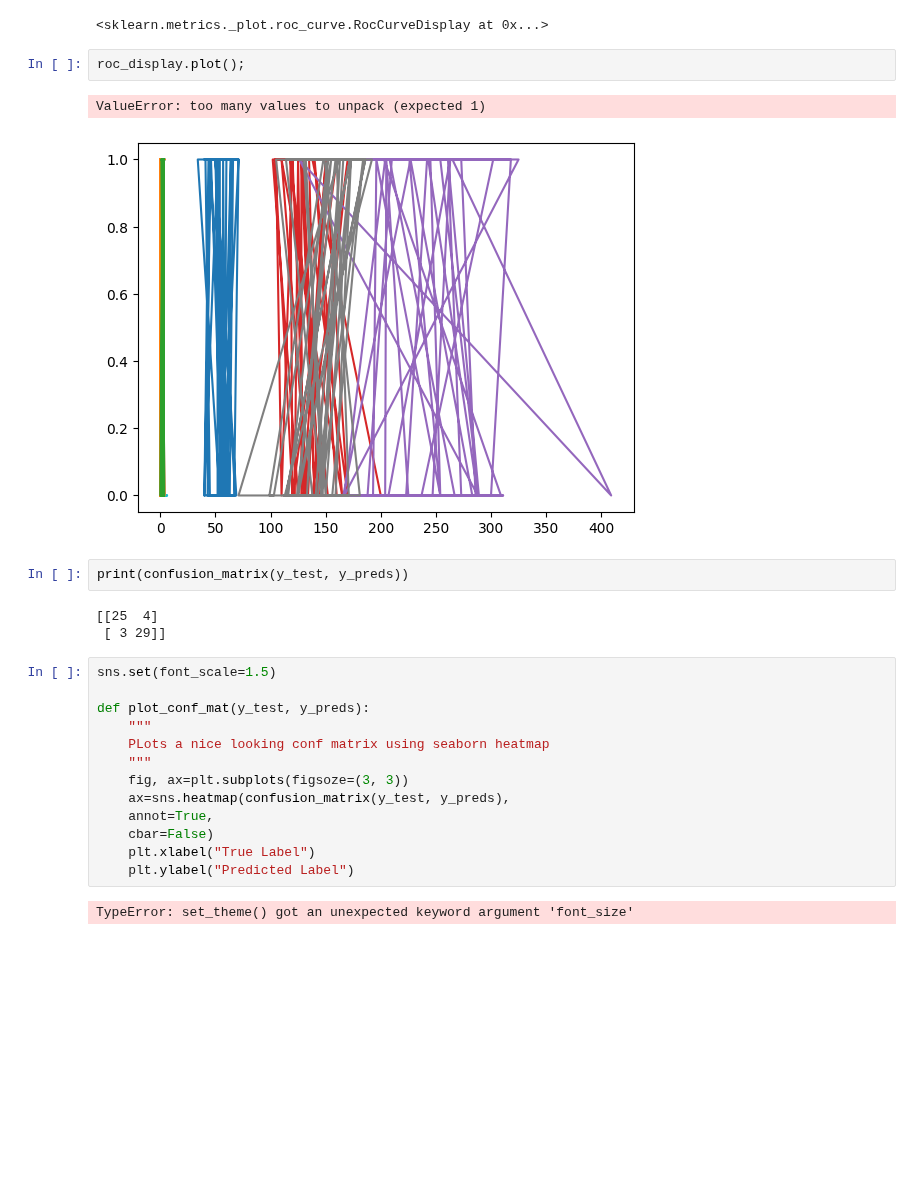
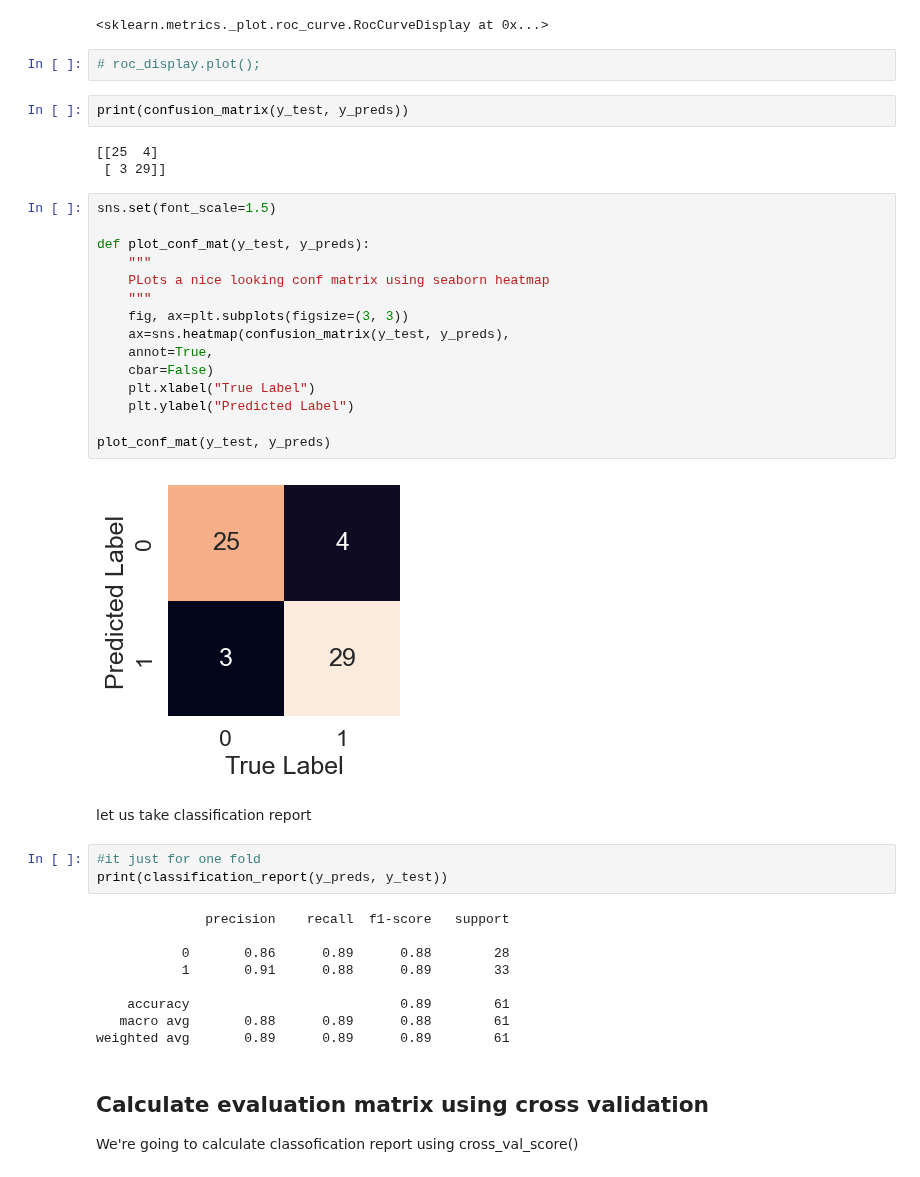
Before and after one commit to SameedIrfan7/AIML-Supervised-Learning-project, a Jupyter notebook: end_to_end-heart_disease_classification.ipynb, the cells around one changed output. Drawn from its saved outputs; the diff is of its cells as text; blank space fills up the shorter version.

```diff
--- a/end_to_end-heart_disease_classification.ipynb
+++ b/end_to_end-heart_disease_classification.ipynb
@@ -675,10 +678,7 @@ roc_display
 # %% [output]
 <sklearn.metrics._plot.roc_curve.RocCurveDisplay at 0x...>
 # %%
-roc_display.plot();
+# roc_display.plot();
-# %% [output]
-ValueError: too many values to unpack (expected 1)
-[figure, removed]
 # %%
 print(confusion_matrix(y_test, y_preds))
 # %% [output]
@@ -687,15 +687,35 @@ print(confusion_matrix(y_test, y_preds))
 # %%
 sns.set(font_scale=1.5)
 
 def plot_conf_mat(y_test, y_preds):
     """
     PLots a nice looking conf matrix using seaborn heatmap
     """
-    fig, ax=plt.subplots(figsoze=(3, 3))
+    fig, ax=plt.subplots(figsize=(3, 3))
     ax=sns.heatmap(confusion_matrix(y_test, y_preds),
     annot=True,
     cbar=False)
     plt.xlabel("True Label")
     plt.ylabel("Predicted Label")
+
+plot_conf_mat(y_test, y_preds)
 # %% [output]
-TypeError: set_theme() got an unexpected keyword argument 'font_size'
+[figure, added]
+# %% [markdown]
+let us take classification report
+# %%
+#it just for one fold
+print(classification_report(y_preds, y_test))
+# %% [output]
+              precision    recall  f1-score   support
+
+           0       0.86      0.89      0.88        28
+           1       0.91      0.88      0.89        33
+
+    accuracy                           0.89        61
+   macro avg       0.88      0.89      0.88        61
+weighted avg       0.89      0.89      0.89        61
+# %% [markdown]
+## Calculate evaluation matrix using cross validation
+
+We're going to calculate classofication report using cross_val_score()
```
Also changed, not shown: parts of 22 cells of this notebook.
